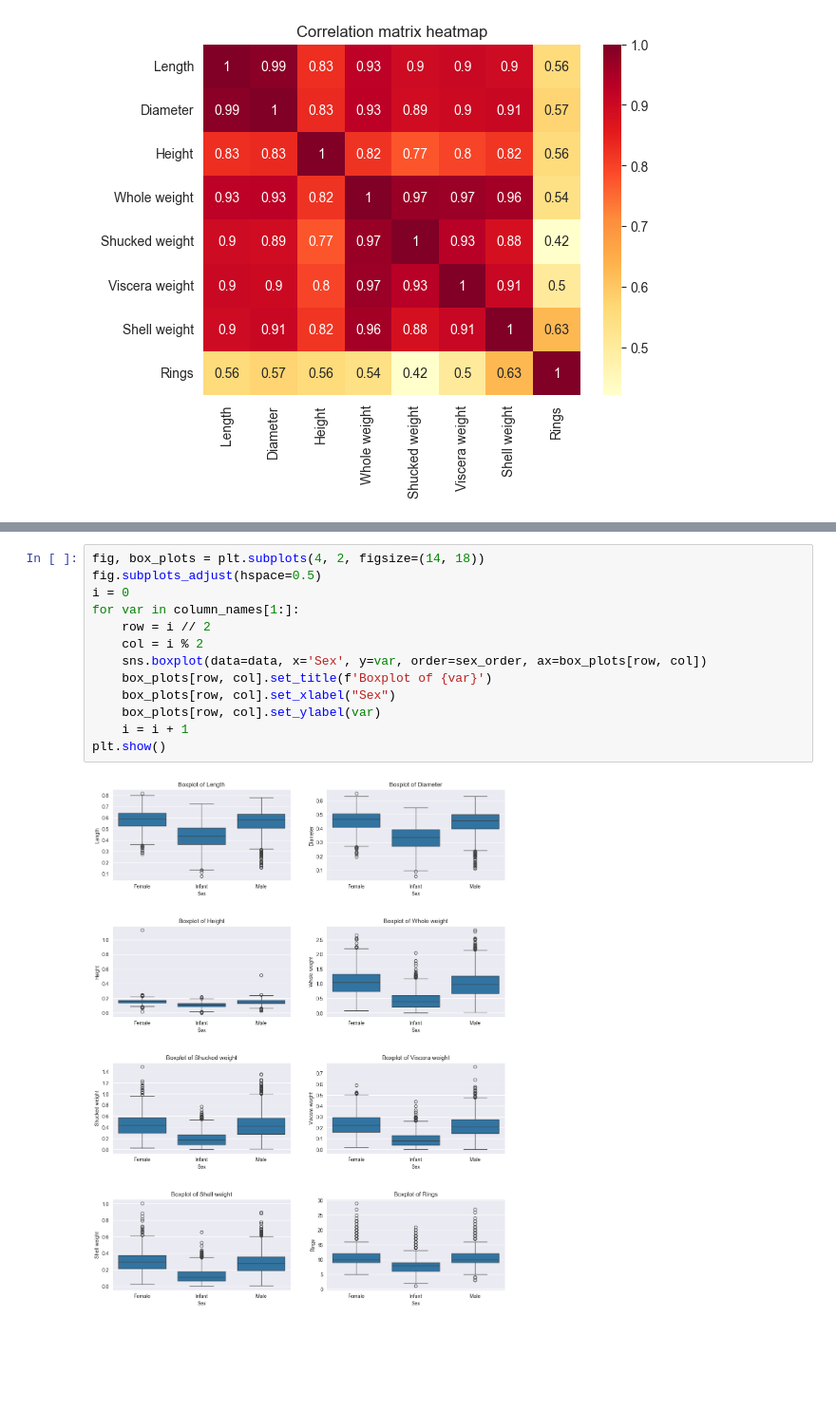
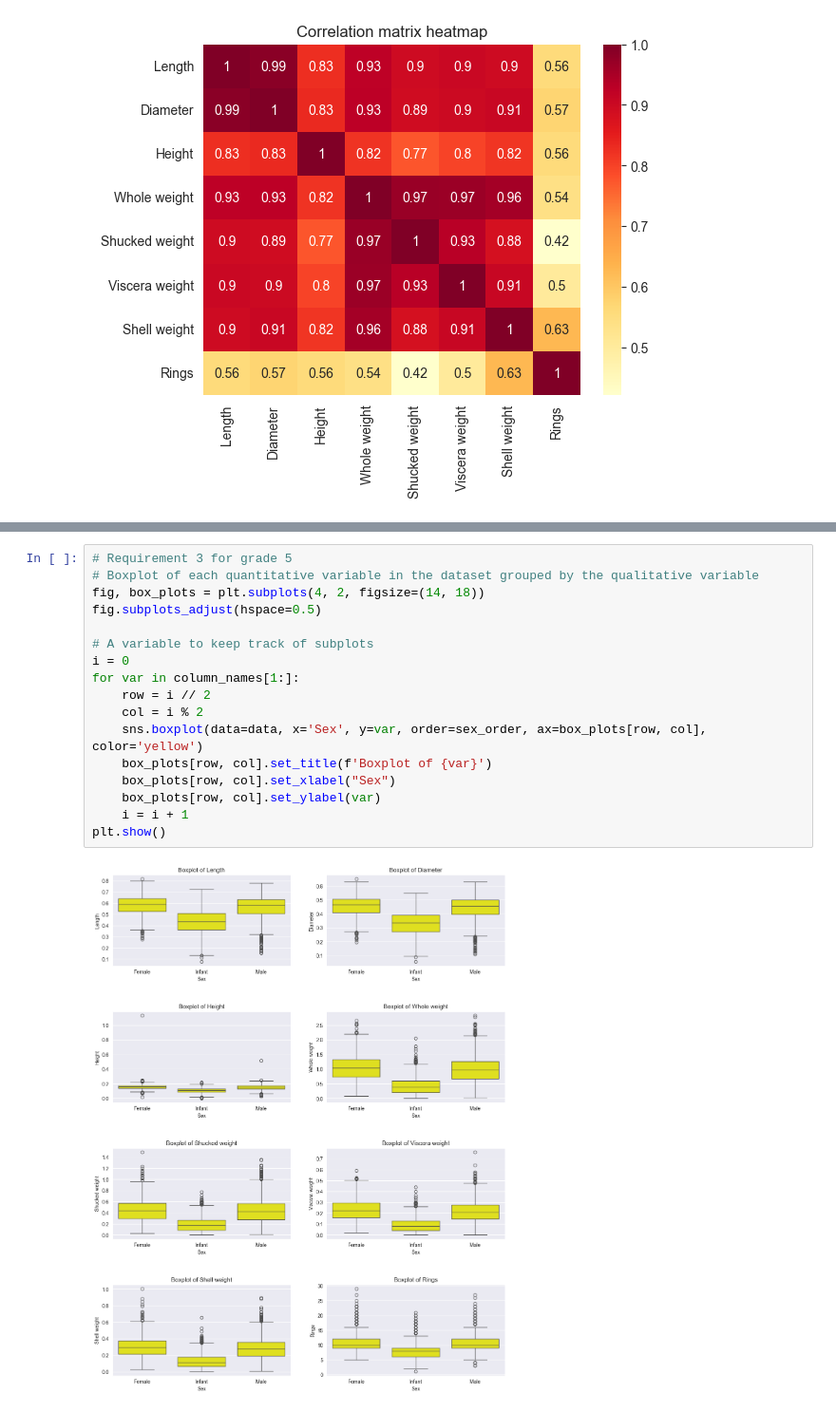
Before and after one commit to mikapikafika/python, a Jupyter notebook: zad1/main.ipynb, the cells around one changed output, grey strips where cells are left out. Shown at 95% size. Cells and saved outputs as stored; diff of their text form; blank space fills up the shorter version.

```diff
--- a/zad1/main.ipynb
+++ b/zad1/main.ipynb
@@ -198,15 +200,19 @@ display(summary_stats_df)
 # %%
+# Requirement 3 for grade 5
+# Boxplot of each quantitative variable in the dataset grouped by the qualitative variable
 fig, box_plots = plt.subplots(4, 2, figsize=(14, 18))
 fig.subplots_adjust(hspace=0.5)
+
+# A variable to keep track of subplots
 i = 0
 for var in column_names[1:]:
     row = i // 2
     col = i % 2
-    sns.boxplot(data=data, x='Sex', y=var, order=sex_order, ax=box_plots[row, col])
+    sns.boxplot(data=data, x='Sex', y=var, order=sex_order, ax=box_plots[row, col], color='yellow')
     box_plots[row, col].set_title(f'Boxplot of {var}')
     box_plots[row, col].set_xlabel("Sex")
     box_plots[row, col].set_ylabel(var)
     i = i + 1
 plt.show()
 # %% [output]
-[figure, old version]
+[figure, new version]
```
Also changed, not shown: parts of 5 cells of this notebook.
